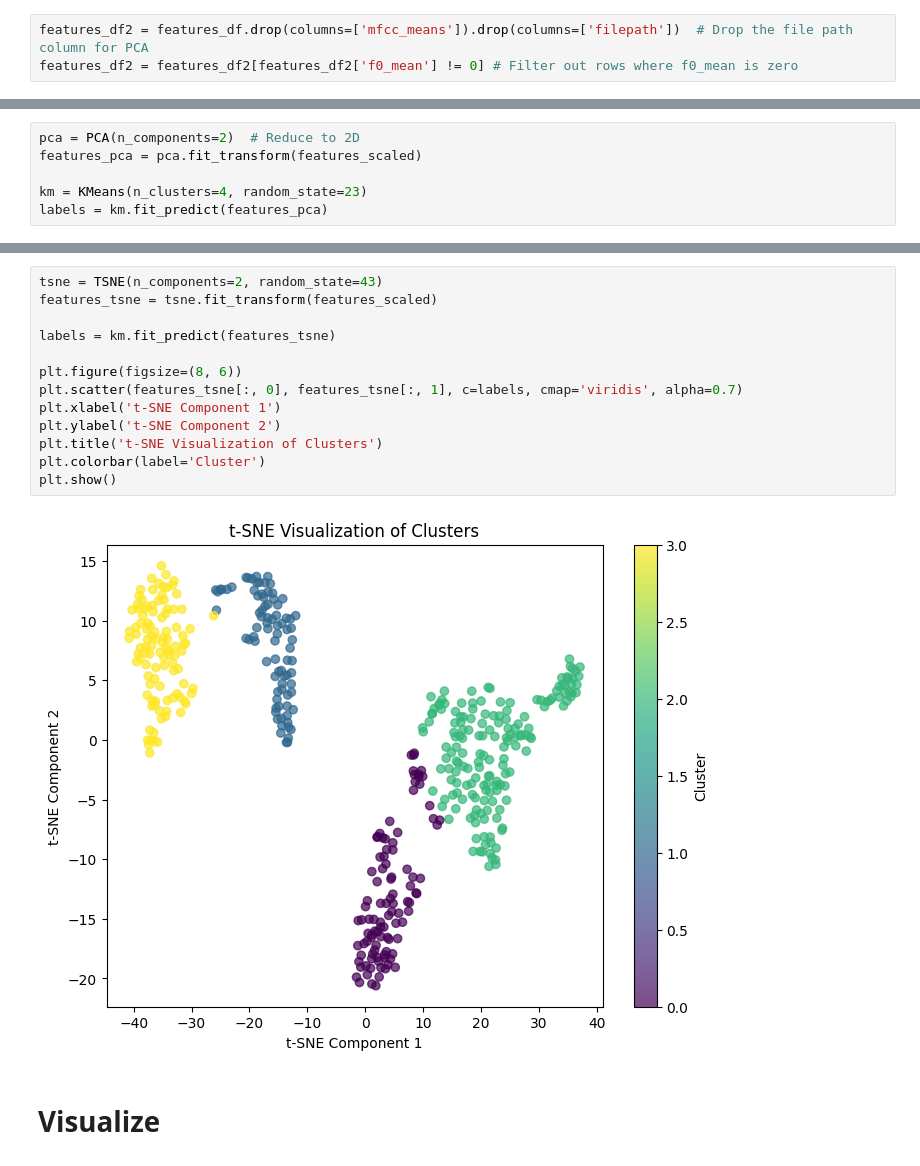
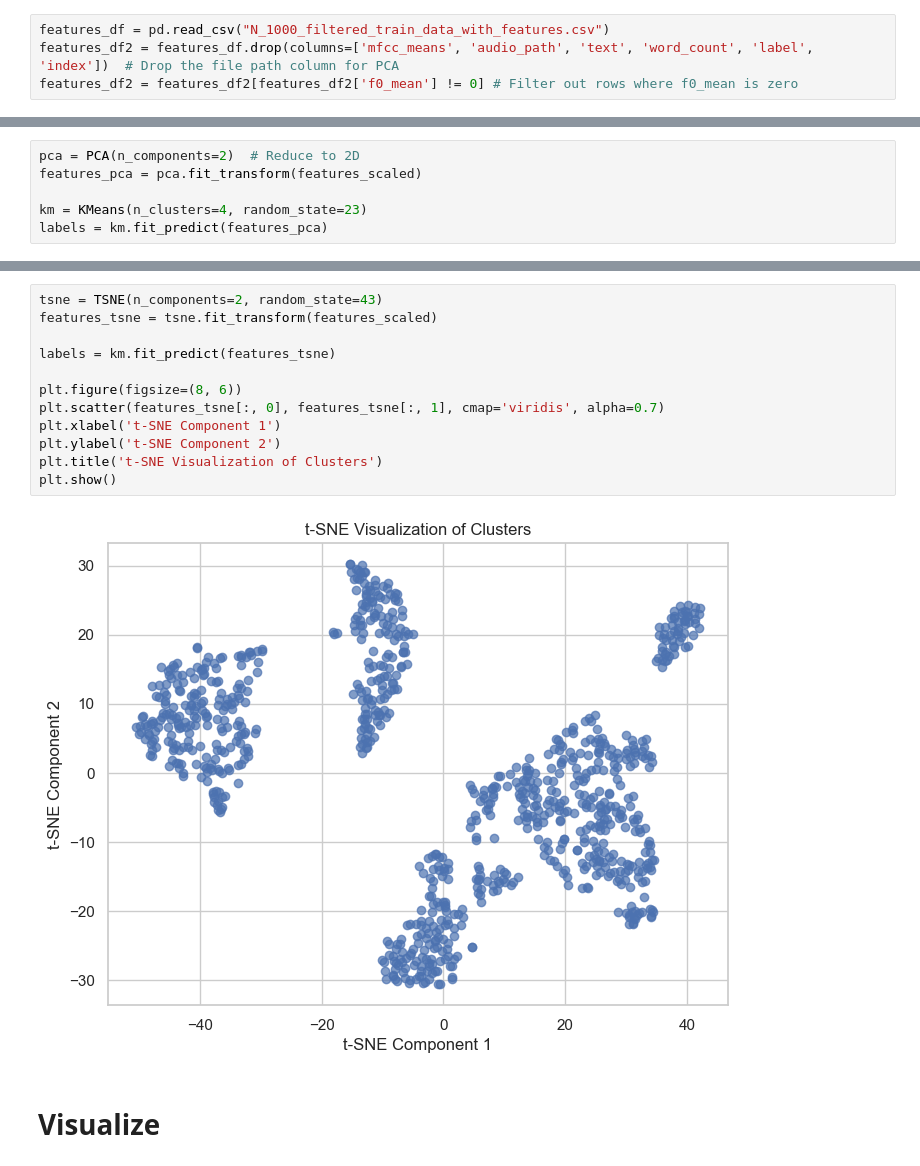
Before and after one commit to jmp-22/CMPT419Project, a Jupyter notebook: extract_and_visualize.ipynb, the cells around one changed output, grey strips where cells are left out. Drawn from its saved outputs; the diff is of its cells as text.

Commit message:
Initial Commit with refactored workflow
Added requirements.txt
Install
Filter
Annotate
Extract

```diff
--- a/extract_and_visualize.ipynb
+++ b/extract_and_visualize.ipynb
@@ -153,5 +174,6 @@ print(features_df)
 # %%
-features_df2 = features_df.drop(columns=['mfcc_means']).drop(columns=['filepath'])  # Drop the file path column for PCA
+features_df = pd.read_csv("N_1000_filtered_train_data_with_features.csv")
+features_df2 = features_df.drop(columns=['mfcc_means', 'audio_path', 'text', 'word_count', 'label', 'index'])  # Drop the file path column for PCA
 features_df2 = features_df2[features_df2['f0_mean'] != 0] # Filter out rows where f0_mean is zero
 # %%
 print(features_df2)
@@ -196,18 +218,17 @@ plt.show()
 # %%
 tsne = TSNE(n_components=2, random_state=43)
 features_tsne = tsne.fit_transform(features_scaled)
 
 labels = km.fit_predict(features_tsne)
 
 plt.figure(figsize=(8, 6))
-plt.scatter(features_tsne[:, 0], features_tsne[:, 1], c=labels, cmap='viridis', alpha=0.7)
+plt.scatter(features_tsne[:, 0], features_tsne[:, 1], cmap='viridis', alpha=0.7)
 plt.xlabel('t-SNE Component 1')
 plt.ylabel('t-SNE Component 2')
 plt.title('t-SNE Visualization of Clusters')
-plt.colorbar(label='Cluster')
 plt.show()
 # %% [output]
-[figure, old version]
+[figure, new version]
 # %% [markdown]
 # Visualize
 # %% [markdown]
```
Also changed, not shown: parts of 14 cells of this notebook, 10 other files.
